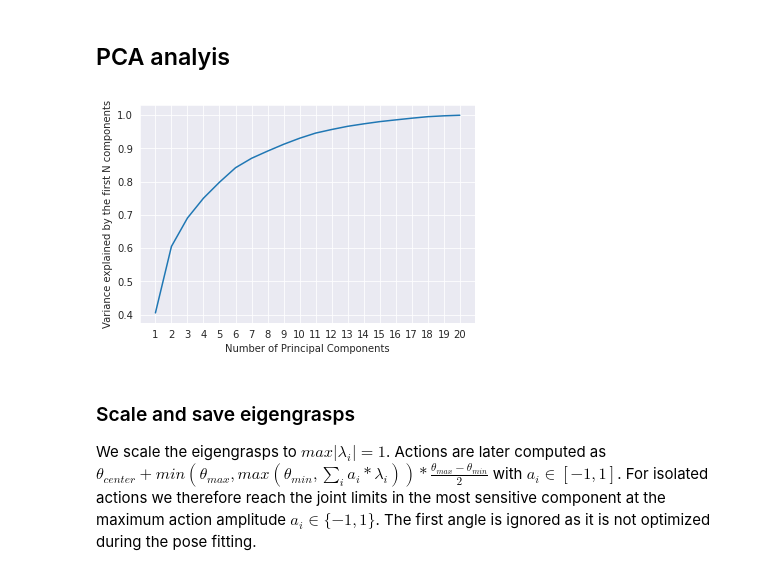
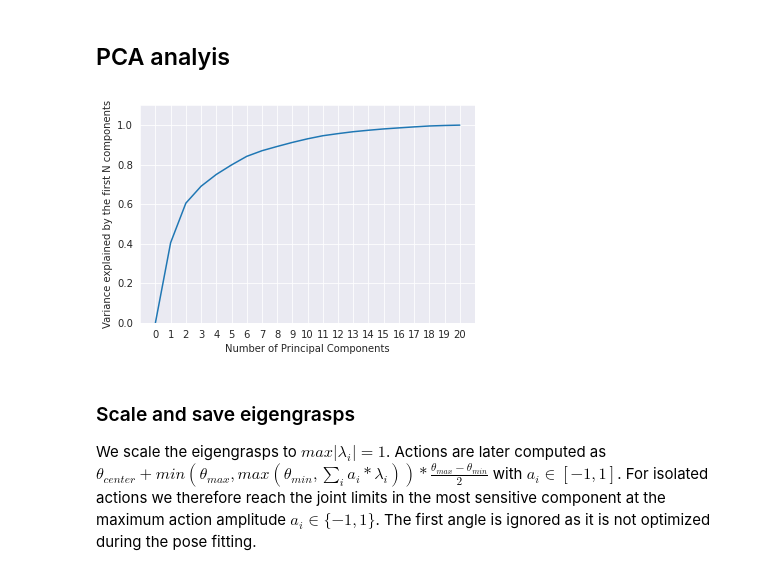
Before and after one commit to amacati/sh_eigen, a Jupyter notebook: data_analysis.ipynb, the cells around one changed output. Drawn from its saved outputs; the diff is of its cells as text; code cells hidden in the pictures.

Commit message:
Improve plots, add saved joint values

```diff
--- a/data_analysis.ipynb
+++ b/data_analysis.ipynb
@@ -63,15 +63,18 @@ Invalid df mean error: 1.5972721888505146
 # %%
 pca = PCA()
 pca.fit(valid_df[joint_names])  # SKLearn centers the data before applying the SVD
 svals = pca.singular_values_
 expl_var = pca.explained_variance_ratio_
-sns.lineplot(x=np.arange(1,len(expl_var)+1),y=np.cumsum(expl_var))
+cum_expl_var = np.zeros(len(expl_var)+1)
+cum_expl_var[1:] = np.cumsum(expl_var)
+sns.lineplot(x=np.arange(0,len(expl_var)+1),y=cum_expl_var)
+plt.ylim([0, 1.1])
 plt.xlabel("Number of Principal Components")
-plt.xticks(np.arange(1,len(expl_var)+1))
+plt.xticks(np.arange(0,len(expl_var)+1))
 plt.ylabel("Variance explained by the first N components")
 plt.show()
 # %% [output]
-[figure, old version]
+[figure, new version]
 # %% [markdown]
 ### Scale and save eigengrasps
 We scale the eigengrasps to $max|\lambda_i| = 1$. Actions are later computed as $\theta_{center} + min(\theta_{max}, max(\theta_{min}, \sum_i a_i*\lambda_i))*\frac{\theta_{max}-\theta_{min}}{2}$ with $a_i \in [-1,1]$. For isolated actions we therefore reach the joint limits in the most sensitive component at the maximum action amplitude $a_i \in \{-1,1\}$. The first angle is ignored as it is not optimized during the pose fitting.
```
Also changed, not shown: 4 other files.
